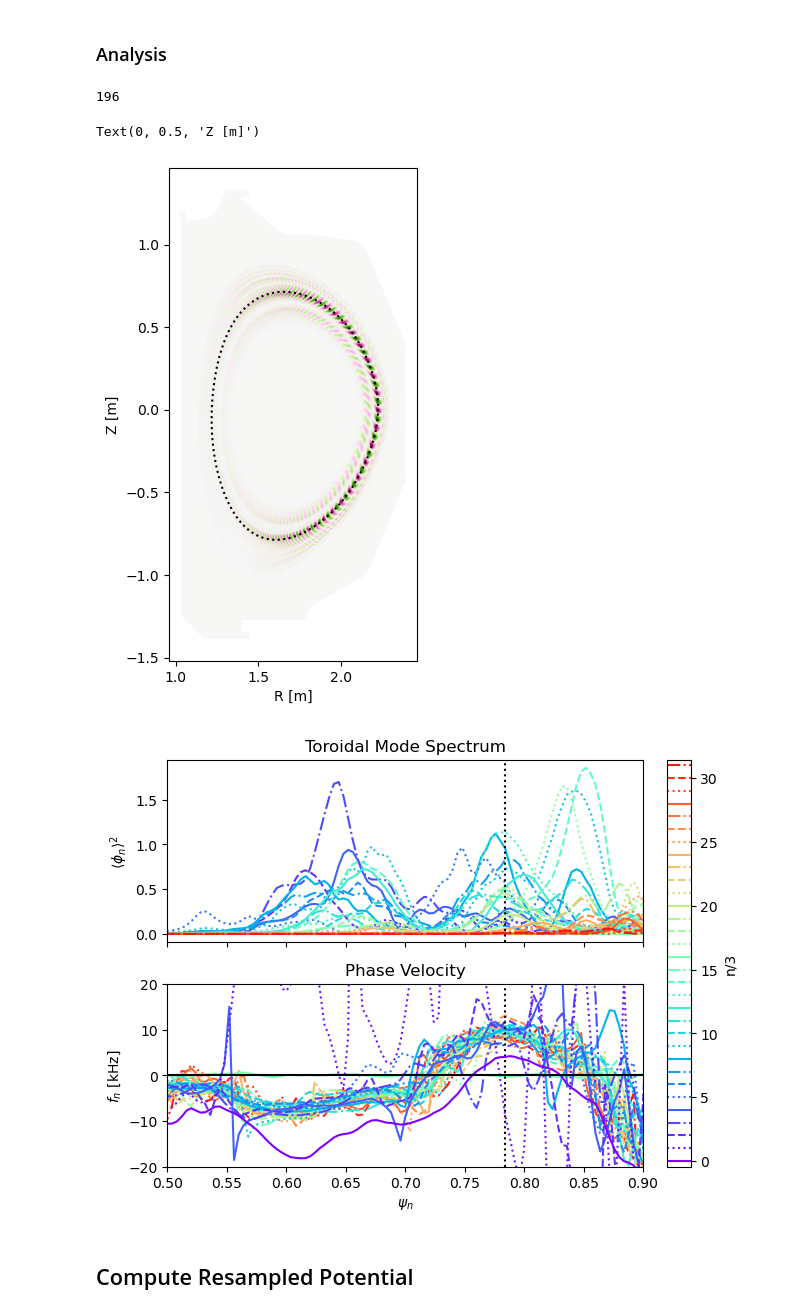
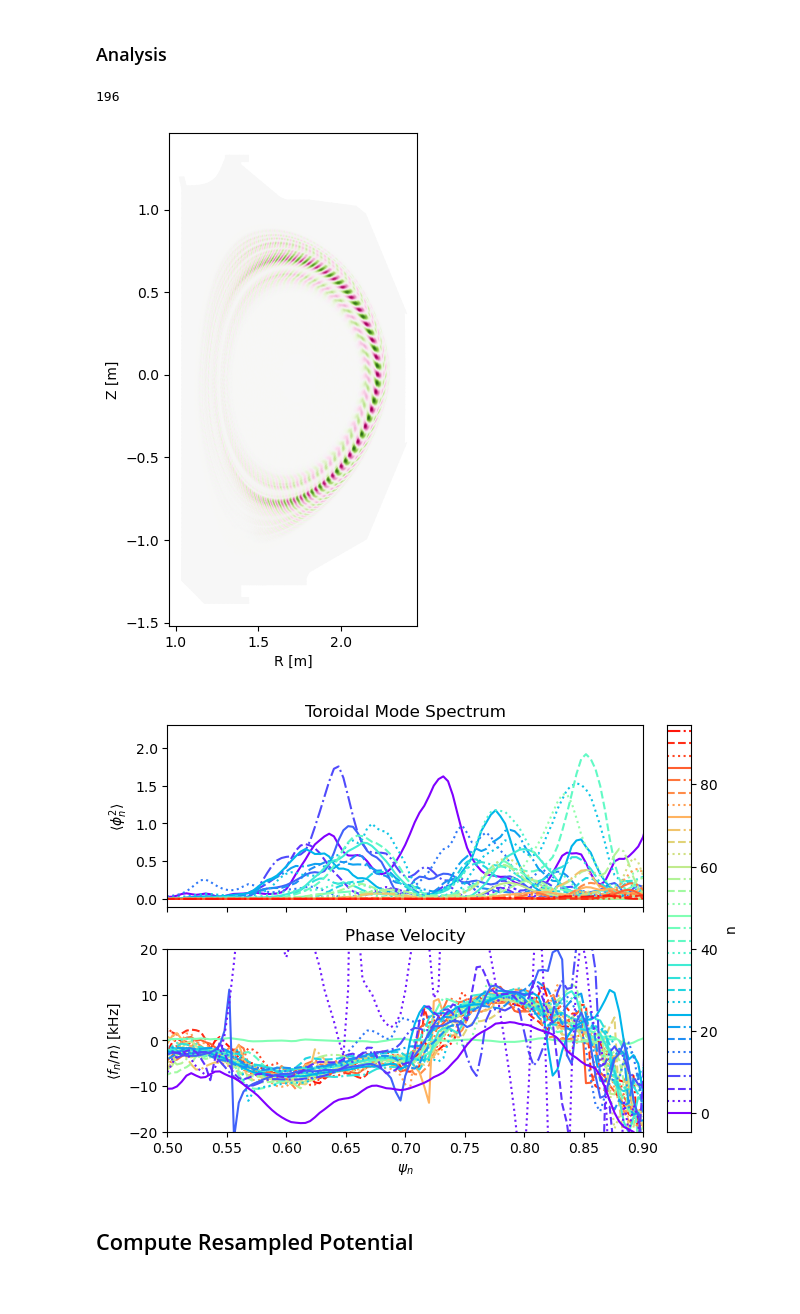
Before and after one commit to Maplenormandy/c1lgkt, a Jupyter notebook: bin/ballooning_filter.ipynb, the cells around one changed output. Saved outputs shown, nothing was run; the diff lists cells and outputs as text; code cells hidden in the pictures.

```diff
--- a/bin/ballooning_filter.ipynb
+++ b/bin/ballooning_filter.ipynb
@@ -37,18 +37,18 @@ The autoreload extension is already loaded. To reload it, use:
   %reload_ext autoreload
 # %%
 # %% Load data files
-eq = Equilibrium.from_eqdfile(R'D:\Documents\IFS\hmode_jet\D3D141451.eqd')
-xgcdata = Dataset(R'D:\Documents\Globus\XGC1.nc')
+eq = Equilibrium.from_eqdfile(R'F:\Documents\IFS\hmode_jet\D3D141451.eqd')
+xgcdata = Dataset(R'F:\Documents\Globus\XGC1.nc')
 
 geom_files = {
-    'ele_filename': R'D:\Documents\IFS\hmode_jet\Seo.eqd.ele',
-    'fdmat_filename': R'D:\Documents\IFS\hmode_jet\fdmat.pkl',
-    'min_e_filename': R'D:\Documents\IFS\hmode_jet\min_E_mat.pkl'
+    'ele_filename': R'F:\Documents\IFS\hmode_jet\Seo.eqd.ele',
+    'fdmat_filename': R'F:\Documents\IFS\hmode_jet\fdmat.pkl',
+    'min_e_filename': R'F:\Documents\IFS\hmode_jet\min_E_mat.pkl'
 }
 geom = XgcGeomHandler(eq, xgcdata, theta0_mode='midplane', **geom_files)
 # %%
 # %% Load the potential at one time point
-tind = 401
+tind = 400
 dpot = xgcdata['dpot'][tind,:,:]
 zonal_fields = XgcZonalFieldHandler(eq, xgcdata, tind)
 # %% [markdown]
@@ -78,11 +78,13 @@ for k in range(ksurf0, ksurf1):
     dpot_surf = dpot_fft[:,geom.breaks_surf[k]:geom.breaks_surf[k+1]]
     dpot0_surf = dpot0_fft[:,geom.breaks_surf[k]:geom.breaks_surf[k+1]]
 
+    surf_weight = geom.surf_weight[geom.breaks_surf[k]:geom.breaks_surf[k+1]]
+
     # Compute the multiplier for one time index
-    dpot_mult[k-ksurf0,:] = np.sum(dpot_surf * np.conj(dpot0_surf), axis=1) / np.sum(np.abs(dpot0_surf)**2, axis=1)
+    dpot_mult[k-ksurf0,:] = np.sum(dpot_surf * np.conj(dpot0_surf) * surf_weight[np.newaxis,:], axis=1) / np.sum(np.abs(dpot0_surf)**2 * surf_weight[np.newaxis,:], axis=1)
 
     # Compute the toroidal power spectrum
-    dpot_power[k-ksurf0,:] = np.average(np.abs(dpot_surf)**2, axis=1)
+    dpot_power[k-ksurf0,:] = np.sum(np.abs(dpot_surf)**2 * surf_weight[np.newaxis,:], axis=1)
 # %%
 # %% Plot the FFT at a given n
 plt.figure(figsize=(3.2,6.4))
@@ -92,7 +94,7 @@ plt.tripcolor(geom.rz_tri, np.real(dpot_fft[13,:]), shading='gouraud', rasterize
 ksurf = np.searchsorted(-geom.q_surf, 2.0)
 print(ksurf)
 rz_surf = geom.rz_node[geom.breaks_surf[ksurf]:geom.breaks_surf[ksurf+1],:]
-plt.plot(rz_surf[:,0], rz_surf[:,1], c='k', ls=':')
+#plt.plot(rz_surf[:,0], rz_surf[:,1], c='k', ls=':')
 
 plt.xlabel('R [m]')
 plt.ylabel('Z [m]')
@@ -100,8 +102,7 @@ plt.ylabel('Z [m]')
 plt.savefig('./outputs/dpot_fft.pdf', dpi=300, bbox_inches='tight')
 # %% [output]
 196
-Text(0, 0.5, 'Z [m]')
-[figure, old version]
+[figure, new version]
 # %%
 # %% Plot the power spectrum as a function of q
 
@@ -127,44 +128,46 @@ def nstyle(n):
         'linestyle': linestyles[n%4],
         'color': mpl.cm.rainbow(n/(dpot_fft.shape[0]-1)),
     }
 
 ## Plot the power spectrum and phase velocities
-for n in range(1,dpot_power.shape[1]-1):
+for n in range(0,dpot_power.shape[1]-1):
     ax.plot(geom.psi_surf[ksurf0:ksurf1-20]/eq.psix, np.abs(dpot_power[:-20,n]), **nstyle(n))
-
-    cax.axhline(n, **nstyle(n))
+    cax.axhline(n*3, **nstyle(n))
 for n in reversed(range(1,dpot_power.shape[1]-1)):
     ax2.plot(geom.psi_surf[ksurf0:ksurf1]/eq.psix, np.angle(dpot_mult[:,n])/(3*n)/dt*2*np.pi*1e-3, **nstyle(n))
 
 # Add annotation lines to the plots
-ax.axvline(geom.psi_surf[ksurf]/eq.psix, c='k', ls=':')
-ax2.axvline(geom.psi_surf[ksurf]/eq.psix, c='k', ls=':')
+#ax.axvline(geom.psi_surf[ksurf]/eq.psix, c='k', ls=':')
+#ax2.axvline(geom.psi_surf[ksurf]/eq.psix, c='k', ls=':')
 ax2.plot(geom.psi_surf[ksurf0:ksurf1]/eq.psix, -zonal_fields.interp_phi(geom.psi_surf[ksurf0:ksurf1], nu=1)*2*np.pi*1e-3, c=mpl.cm.rainbow(0))
-ax2.axhline(0, c='k')
-cax.axhline(0, **nstyle(0))
+#ax2.axhline(0, c='k')
+#cax.axhline(0, **nstyle(0))
 
 ## Set up labeling and such
 
 # Set the cax tick labels to the right
 cax.yaxis.set_ticks_position('right')
 cax.yaxis.set_label_position('right')
-cax.set_ylabel('n/3')
+cax.set_ylabel('n')
 cax.xaxis.set_visible(False)
 
 # Axis limits
 ax.set_xlim(0.5,0.9)
 ax2.set_ylim(-20,20)
 
 # Axis labels
 ax2.set_xlabel(R'$\psi_n$')
-ax.set_ylabel(R'$\langle\phi_n\rangle^2$')
-ax2.set_ylabel(R'$f_n$ [kHz]')
+ax.set_ylabel(R'$\langle\phi_n^2\rangle$')
+ax2.set_ylabel(R'$\langle f_n / n \rangle$ [kHz]')
 ax.set_title('Toroidal Mode Spectrum')
 ax2.set_title('Phase Velocity')
 
+## Save data and figure
+np.savez('./outputs/dpot_spectra.npz', dpot_power=dpot_power, dpot_mult=dpot_mult)
+
 plt.savefig('./outputs/dpot_spectra.pdf', dpi=300, bbox_inches='tight')
 # %% [output]
-[figure, old version]
+[figure, new version]
 # %% [markdown]
 ## Compute Resampled Potential
 # %%
```
Also changed, not shown: parts of 9 cells of this notebook, 7 other files.
